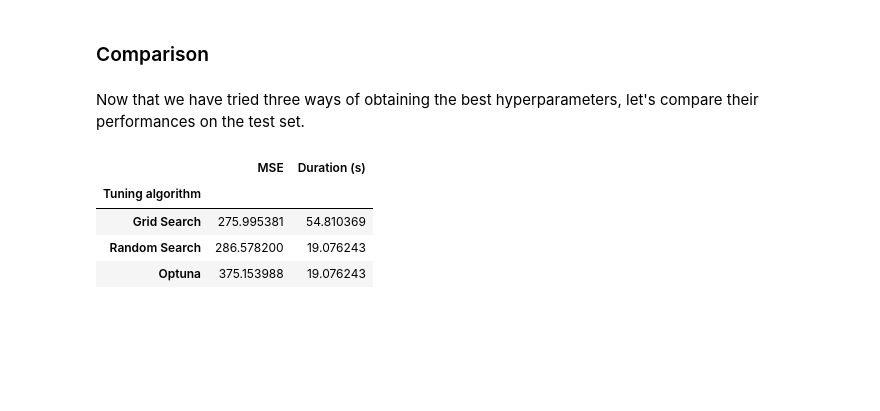
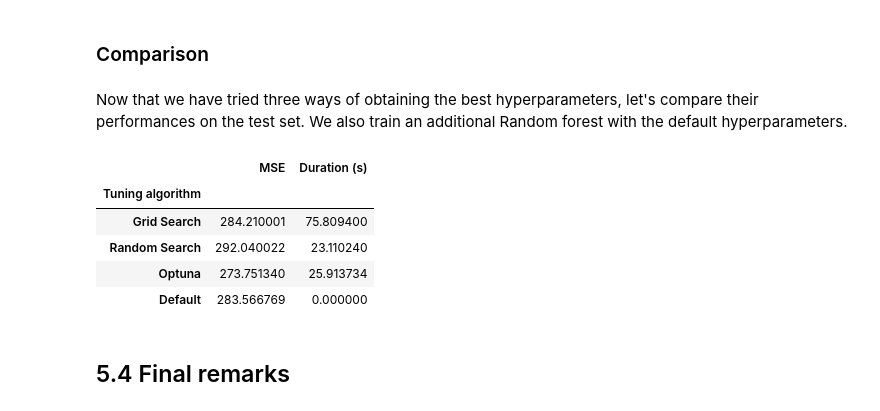
Before and after one commit to oriol-pomarol/codegeo_workshops, a Jupyter notebook: 5_hyperparameter_tuning.ipynb, the cells around one changed output. Drawn from its saved outputs; the diff is of its cells as text; code cells hidden in the pictures; blank space fills up the shorter version.

Commit message:
Polished advanced tuning part

```diff
--- a/5_hyperparameter_tuning.ipynb
+++ b/5_hyperparameter_tuning.ipynb
@@ -301,3 +301,9 @@ We also store the time it takes to run it for later comparison.
+# %%
+import os
+
+# Count the number of cpu cores
+n_cores = os.cpu_count()
+n_cores
 # %%
 from sklearn.model_selection import GridSearchCV
 import time
@@ -307,8 +313,9 @@ start_time = time.time()
 
 # Create the model and perform a grid search
 rf_model = RandomForestRegressor(random_state=10)
-grid_search = GridSearchCV(estimator=rf_model, param_grid=parameters, n_jobs=-2,
-                           scoring='neg_mean_squared_error', verbose=2)
+grid_search = GridSearchCV(estimator=rf_model, param_grid=parameters,
+                           scoring='neg_mean_squared_error', verbose=2,
+                           n_jobs=n_cores)
 grid_search.fit(X_trainval, y_trainval.values.ravel())
 
 # End the timer and store the duration
@@ -339,8 +346,8 @@ start_time = time.time()
 
 # Create the model and perform a randomized search
 rf_model = RandomForestRegressor(random_state=10)
-random_search = RandomizedSearchCV(estimator=rf_model, param_distributions=parameters, n_jobs=-2,
-                           scoring='neg_mean_squared_error', verbose=2, n_iter=10)
+random_search = RandomizedSearchCV(estimator=rf_model, param_distributions=parameters,
+                           scoring='neg_mean_squared_error', verbose=2, n_iter=10, n_jobs=n_cores)
 random_search.fit(X_trainval, y_trainval.values.ravel())
 
 # End the timer and store the duration
@@ -406,6 +419,13 @@ Perfect, now we can perform the HP tuning by first creating a new study, and the
 # %%
 import optuna
 
+# Start the timer
+start_time = time.time()
+
+# Create a study object and optimize the objective function
 study = optuna.create_study(direction='minimize')
-study.optimize(objective, n_jobs=1, timeout = duration_random)
+study.optimize(objective, n_jobs=n_cores, n_trials=10)
+
+# End the timer and store the duration
+duration_optuna = time.time() - start_time
 # %% [output]
@@ -437,35 +451,44 @@ Validation score: 264.46440610792615
 # %% [markdown]
 ### Comparison
 # %% [markdown]
-Now that we have tried three ways of obtaining the best hyperparameters, let's compare their performances on the test set.
+Now that we have tried three ways of obtaining the best hyperparameters, let's compare their performances on the test set. We also train an additional Random forest with the default hyperparameters.
 # %%
 # Retrieve the best models from the grid and random search
 best_model_grid = grid_search.best_estimator_
 best_model_random = random_search.best_estimator_
 
 # Re-train the best model from Optuna
 best_model_optuna = RandomForestRegressor(**study.best_params, random_state=10)
 best_model_optuna.fit(X_trainval, y_trainval.values.ravel())
 
+# Train a RF model with default hyperparameters
+default_model = RandomForestRegressor(random_state=10)
+default_model.fit(X_trainval, y_trainval.values.ravel())
+
 # Evaluate the best models on the test set
 y_test_pred_grid = best_model_grid.predict(X_test)
 y_test_pred_random = best_model_random.predict(X_test)
 y_test_pred_optuna = best_model_optuna.predict(X_test)
+y_test_pred_default = default_model.predict(X_test)
 
 # Calculate the MSE for each model
 mse_grid = mean_squared_error(y_test, y_test_pred_grid)
 mse_random = mean_squared_error(y_test, y_test_pred_random)
 mse_optuna = mean_squared_error(y_test, y_test_pred_optuna)
+mse_default = mean_squared_error(y_test, y_test_pred_default)
 
 # Display the MSE values in a table
 pd.DataFrame({
-    'Tuning algorithm': ['Grid Search', 'Random Search', 'Optuna'],
-    'MSE': [mse_grid, mse_random, mse_optuna],
-    'Duration (s)': [duration_grid, duration_random, duration_random]
+    'Tuning algorithm': ['Grid Search', 'Random Search', 'Optuna', 'Default'],
+    'MSE': [mse_grid, mse_random, mse_optuna, mse_default],
+    'Duration (s)': [duration_grid, duration_random, duration_optuna, 0]
 }).set_index('Tuning algorithm')
 # %% [output]
 |  | MSE | Duration (s) |
 | Tuning algorithm |  |  |
-| Grid Search | 275.995381 | 54.810369 |
-| Random Search | 286.578200 | 19.076243 |
-| Optuna | 375.153988 | 19.076243 |
+| Grid Search | 284.210001 | 75.809400 |
+| Random Search | 292.040022 | 23.110240 |
+| Optuna | 273.751340 | 25.913734 |
+| Default | 283.566769 | 0.000000 |
+# %% [markdown]
+## 5.4 Final remarks
```
Also changed, not shown: parts of 12 cells of this notebook.
